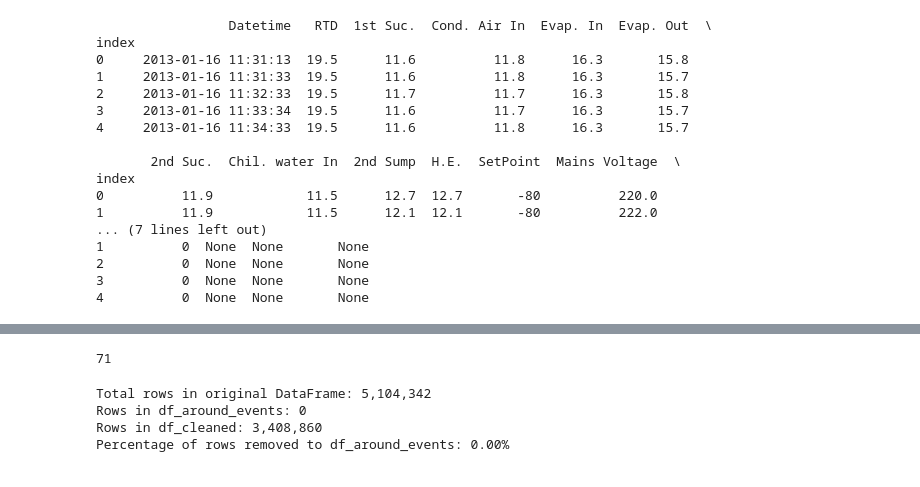
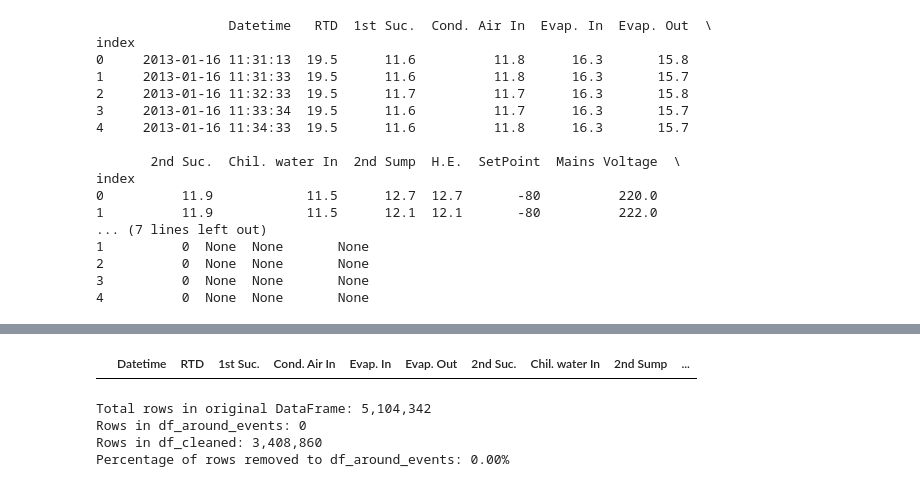
Before and after one commit to muhammadhussain-ops/DeepLearningProject, a Jupyter notebook: DataCleaning.ipynb, the cells around one changed output, grey strips where cells are left out. Saved outputs shown, nothing was run; the diff lists cells and outputs as text; code cells hidden in the pictures.

```diff
--- a/DataCleaning.ipynb
+++ b/DataCleaning.ipynb
@@ -130,7 +152,7 @@ KeyboardInterrupt:
-# %%
-len(path + "combined_cleaned_data.parquet")
-# %% [output]
-71
+# %%
+pd.read_parquet('/Users/muhammadhussain/Desktop/Data/filter/around_events_data_806283.parquet')
+# %% [output]
+|  | Datetime | RTD | 1st Suc. | Cond. Air In | Evap. In | Evap. Out | 2nd Suc. | Chil. water In | 2nd Sump | ... |
 # %%
 df = pd.read_parquet(path + str(Freezer_number) + '_temp.parquet')
 
```
Also changed, not shown: parts of 2 cells of this notebook, 2 other files.
